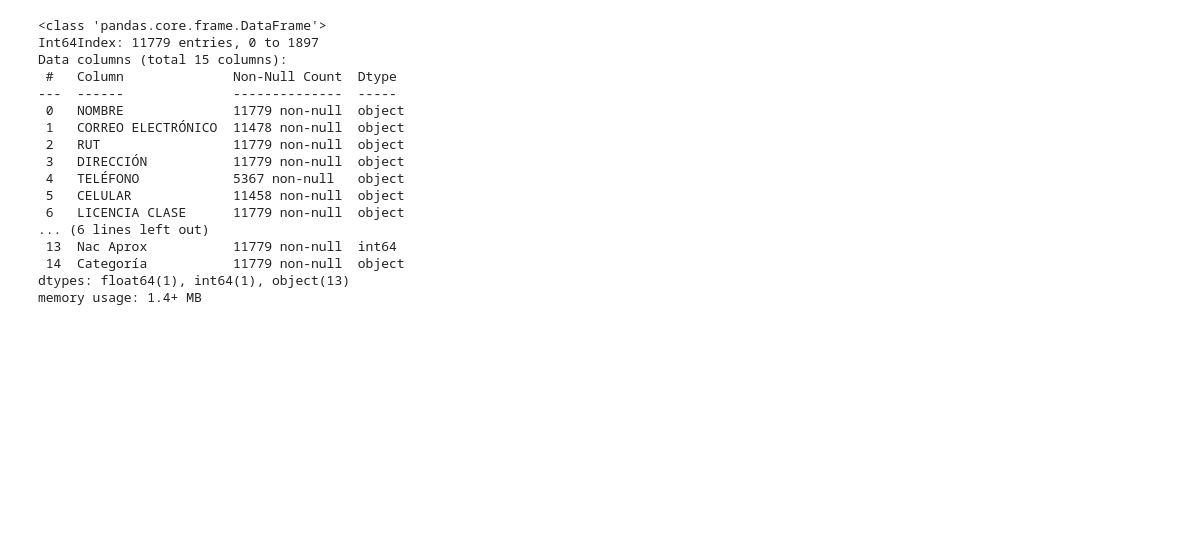
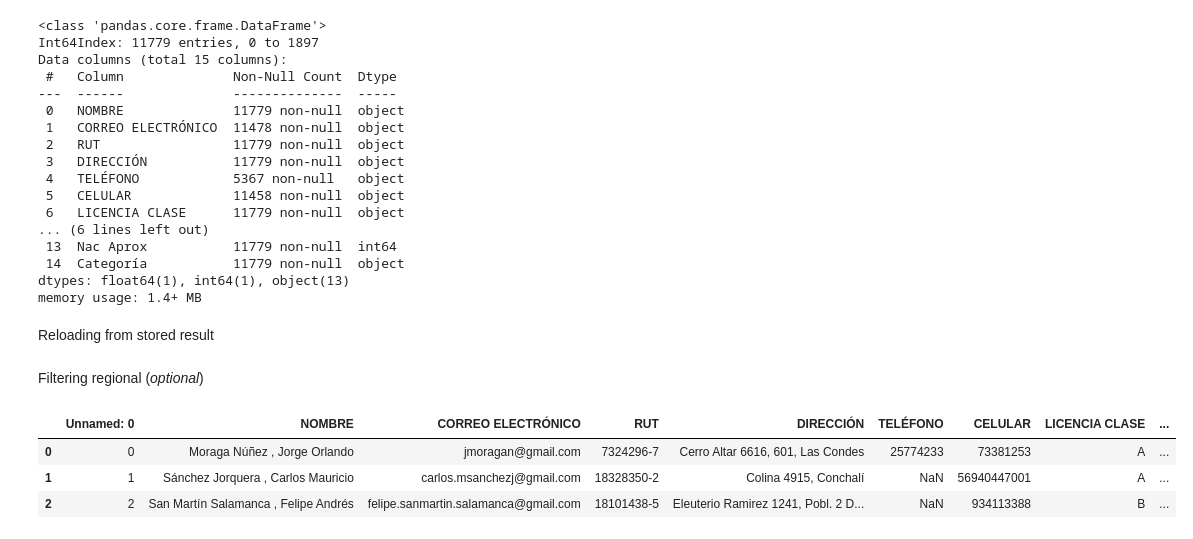
Before and after one commit to ccnmagnoo/colabs, a Jupyter notebook: sec_etl_professional.ipynb, the cells around one changed output. Drawn from its saved outputs; the diff is of its cells as text; code cells hidden in the pictures; blank space fills up the shorter version.

Commit message:
update phone normalizer

```diff
--- a/sec_etl_professional.ipynb
+++ b/sec_etl_professional.ipynb
@@ -371,5 +374,12 @@ Data columns (total 15 columns):
  14  Categoría           11779 non-null  object
 dtypes: float64(1), int64(1), object(13)
 memory usage: 1.4+ MB
+# %% [markdown]
+Reloading from stored result
+# %%
+reload_path = f'{PATH_GDRIVE}/sec_result.xlsx'
+reload = pd.read_excel(reload_path)
+# %% [markdown]
+Filtering regional (*optional*)
 # %%
 result_path_v = f'{PATH_GDRIVE}/sec_result_v.xlsx'
@@ -376,0 +387,11 @@ result.loc[result['Región']=='De Valparaíso'].to_excel(result_path_v)
+# %%
+reload['Movil'] = reload['CELULAR'].str.replace(' ','')
+reload['Movil'] = reload['Movil'].str.replace('-','')
+reload['Movil'] = pd.to_numeric(reload['Movil'], errors='coerce').fillna(0).astype(int)
+reload['Movil'] = reload['Movil'].apply(lambda c:normalizePhone(c))
+reload.head(3)
+# %% [output]
+|  | Unnamed: 0 | NOMBRE | CORREO ELECTRÓNICO | RUT | DIRECCIÓN | TELÉFONO | CELULAR | LICENCIA CLASE | ... |
+| 0 | 0 | Moraga Núñez , Jorge Orlando | jmoragan@gmail.com | 7324296-7 | Cerro Altar 6616, 601, Las Condes | 25774233 | 73381253 | A | ... |
+| 1 | 1 | Sánchez Jorquera , Carlos Mauricio | carlos.msanchezj@gmail.com | 18328350-2 | Colina 4915, Conchalí | NaN | 56940447001 | A | ... |
+| 2 | 2 | San Martín Salamanca , Felipe Andrés | felipe.sanmartin.salamanca@gmail.com | 18101438-5 | Eleuterio Ramirez 1241, Pobl. 2 D... | NaN | 934113388 | B | ... |
```
Also changed, not shown: parts of 2 cells of this notebook.
